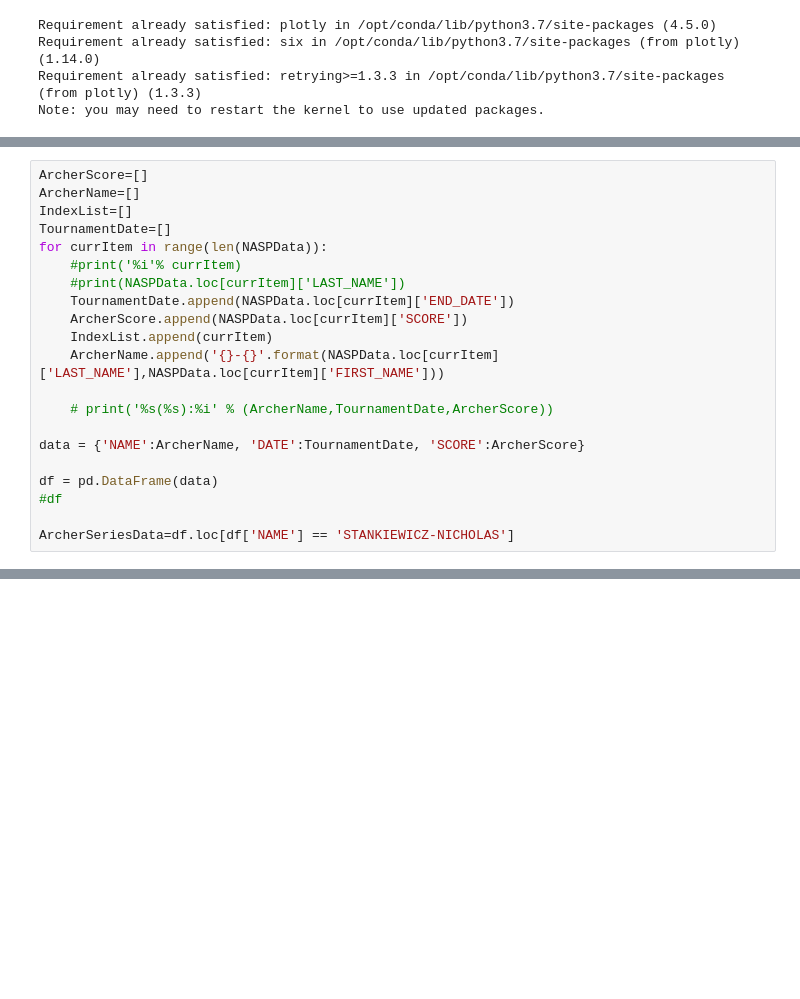
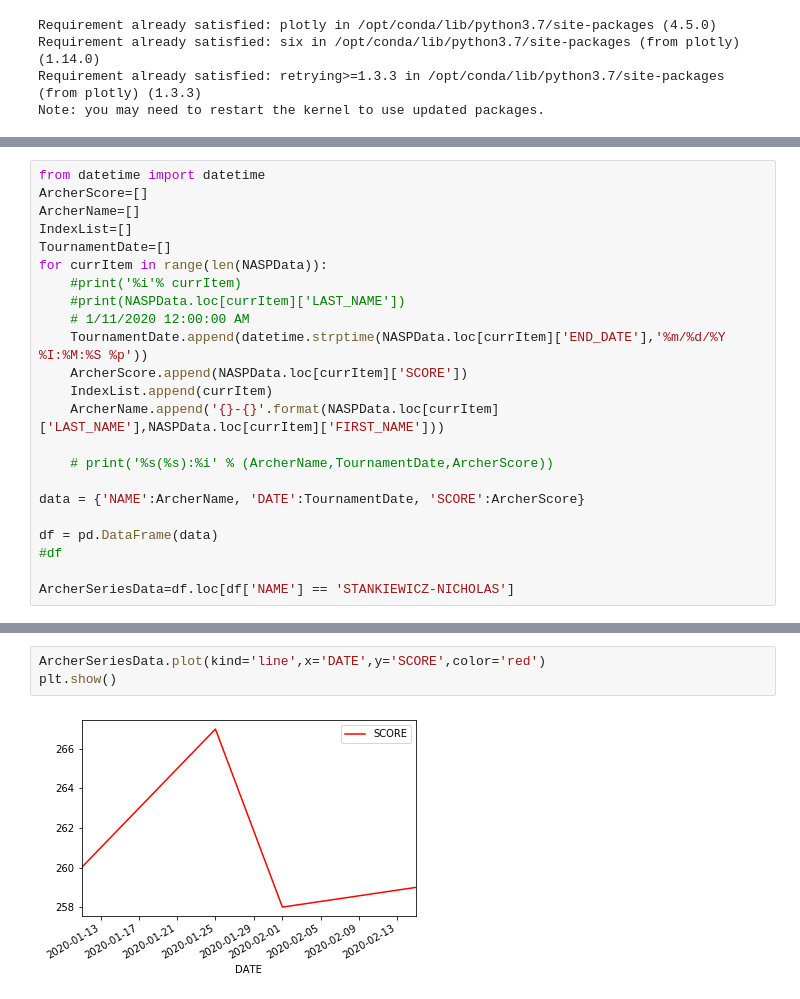
Before and after one commit to bstankie/NASPArcheryAnalysis, a Jupyter notebook: NASP-Analysis.ipynb, the cells around one changed output, grey strips where cells are left out. Cells and saved outputs as stored; diff of their text form; blank space fills up the shorter version.

```diff
--- a/NASP-Analysis.ipynb
+++ b/NASP-Analysis.ipynb
@@ -39,4 +48,5 @@ NASPData=pd.read_csv(data_location)
 # %%
+from datetime import datetime
 ArcherScore=[]
 ArcherName=[]
 IndexList=[]
@@ -44,7 +54,8 @@ TournamentDate=[]
 for currItem in range(len(NASPData)):
     #print('%i'% currItem)
     #print(NASPData.loc[currItem]['LAST_NAME'])
-    TournamentDate.append(NASPData.loc[currItem]['END_DATE'])
+    # 1/11/2020 12:00:00 AM
+    TournamentDate.append(datetime.strptime(NASPData.loc[currItem]['END_DATE'],'%m/%d/%Y %I:%M:%S %p'))
     ArcherScore.append(NASPData.loc[currItem]['SCORE'])
     IndexList.append(currItem)
     ArcherName.append('{}-{}'.format(NASPData.loc[currItem]['LAST_NAME'],NASPData.loc[currItem]['FIRST_NAME']))
@@ -66,0 +89,5 @@ fig.show()
+# %%
+ArcherSeriesData.plot(kind='line',x='DATE',y='SCORE',color='red')
+plt.show()
+# %% [output]
+[figure, added]
```
Also changed, not shown: parts of 4 cells of this notebook.
